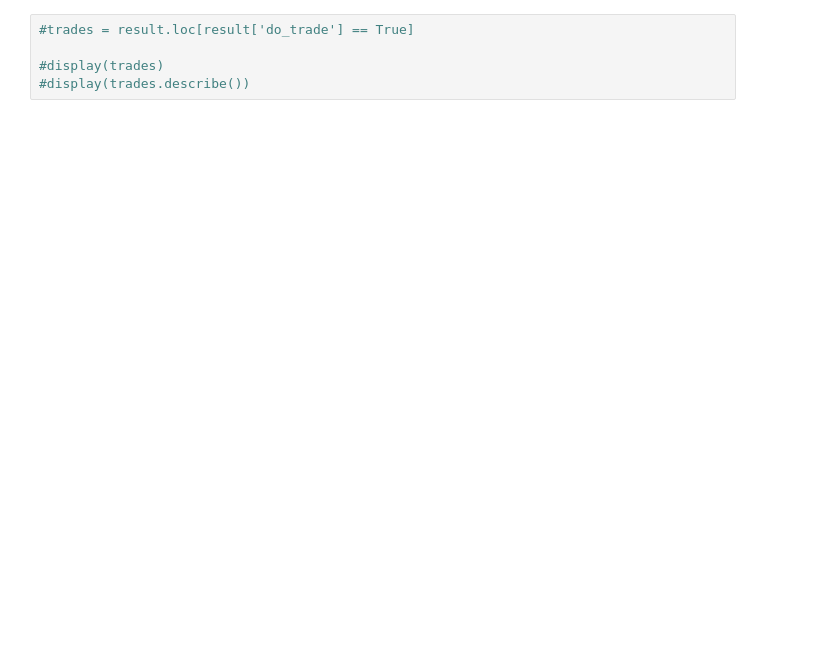
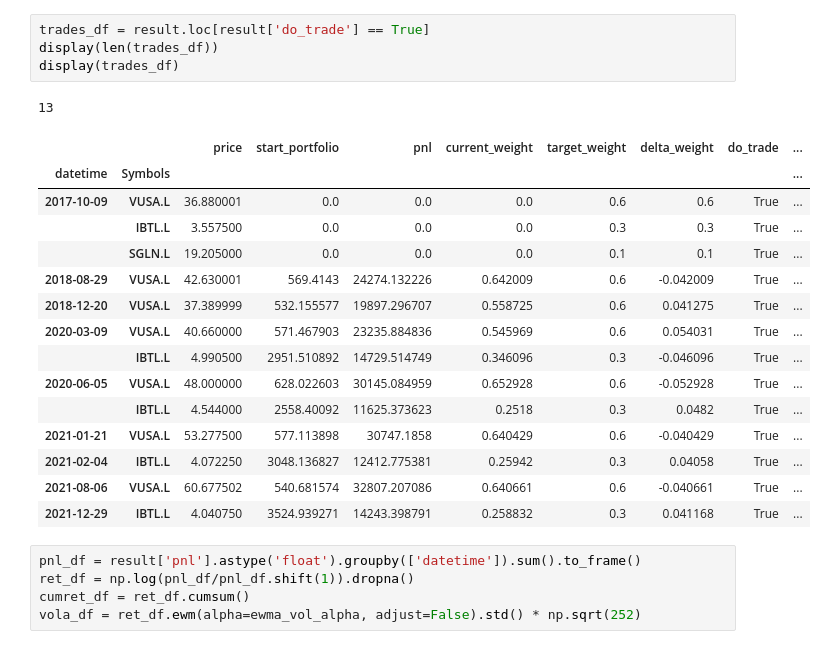
Before and after one commit to breaded-xyz/alphasim, a Jupyter notebook: vignettes/backtest.ipynb, the cells around one changed output. Saved outputs shown, nothing was run; the diff lists cells and outputs as text; blank space fills up the shorter version.

```diff
--- a/vignettes/backtest.ipynb
+++ b/vignettes/backtest.ipynb
@@ -205,6 +95,27 @@ display(result.head(10*3))
 # %%
-#trades = result.loc[result['do_trade'] == True]
-
-#display(trades)
-#display(trades.describe())
+trades_df = result.loc[result['do_trade'] == True]
+display(len(trades_df))
+display(trades_df)
+# %% [output]
+13
+|  |  | price | start_portfolio | pnl | current_weight | target_weight | delta_weight | do_trade | ... |
+| datetime | Symbols |  |  |  |  |  |  |  | ... |
+| 2017-10-09 | VUSA.L | 36.880001 | 0.0 | 0.0 | 0.0 | 0.6 | 0.6 | True | ... |
+|  | IBTL.L | 3.557500 | 0.0 | 0.0 | 0.0 | 0.3 | 0.3 | True | ... |
+|  | SGLN.L | 19.205000 | 0.0 | 0.0 | 0.0 | 0.1 | 0.1 | True | ... |
+| 2018-08-29 | VUSA.L | 42.630001 | 569.4143 | 24274.132226 | 0.642009 | 0.6 | -0.042009 | True | ... |
+| 2018-12-20 | VUSA.L | 37.389999 | 532.155577 | 19897.296707 | 0.558725 | 0.6 | 0.041275 | True | ... |
+| 2020-03-09 | VUSA.L | 40.660000 | 571.467903 | 23235.884836 | 0.545969 | 0.6 | 0.054031 | True | ... |
+|  | IBTL.L | 4.990500 | 2951.510892 | 14729.514749 | 0.346096 | 0.3 | -0.046096 | True | ... |
+| 2020-06-05 | VUSA.L | 48.000000 | 628.022603 | 30145.084959 | 0.652928 | 0.6 | -0.052928 | True | ... |
+|  | IBTL.L | 4.544000 | 2558.40092 | 11625.373623 | 0.2518 | 0.3 | 0.0482 | True | ... |
+| 2021-01-21 | VUSA.L | 53.277500 | 577.113898 | 30747.1858 | 0.640429 | 0.6 | -0.040429 | True | ... |
+| 2021-02-04 | IBTL.L | 4.072250 | 3048.136827 | 12412.775381 | 0.25942 | 0.3 | 0.04058 | True | ... |
+| 2021-08-06 | VUSA.L | 60.677502 | 540.681574 | 32807.207086 | 0.640661 | 0.6 | -0.040661 | True | ... |
+| 2021-12-29 | IBTL.L | 4.040750 | 3524.939271 | 14243.398791 | 0.258832 | 0.3 | 0.041168 | True | ... |
+# %%
+pnl_df = result['pnl'].astype('float').groupby(['datetime']).sum().to_frame()
+ret_df = np.log(pnl_df/pnl_df.shift(1)).dropna()
+cumret_df = ret_df.cumsum()
+vola_df = ret_df.ewm(alpha=ewma_vol_alpha, adjust=False).std() * np.sqrt(252)
 # %%
```
Also changed, not shown: parts of 12 cells of this notebook, 2 other files.
